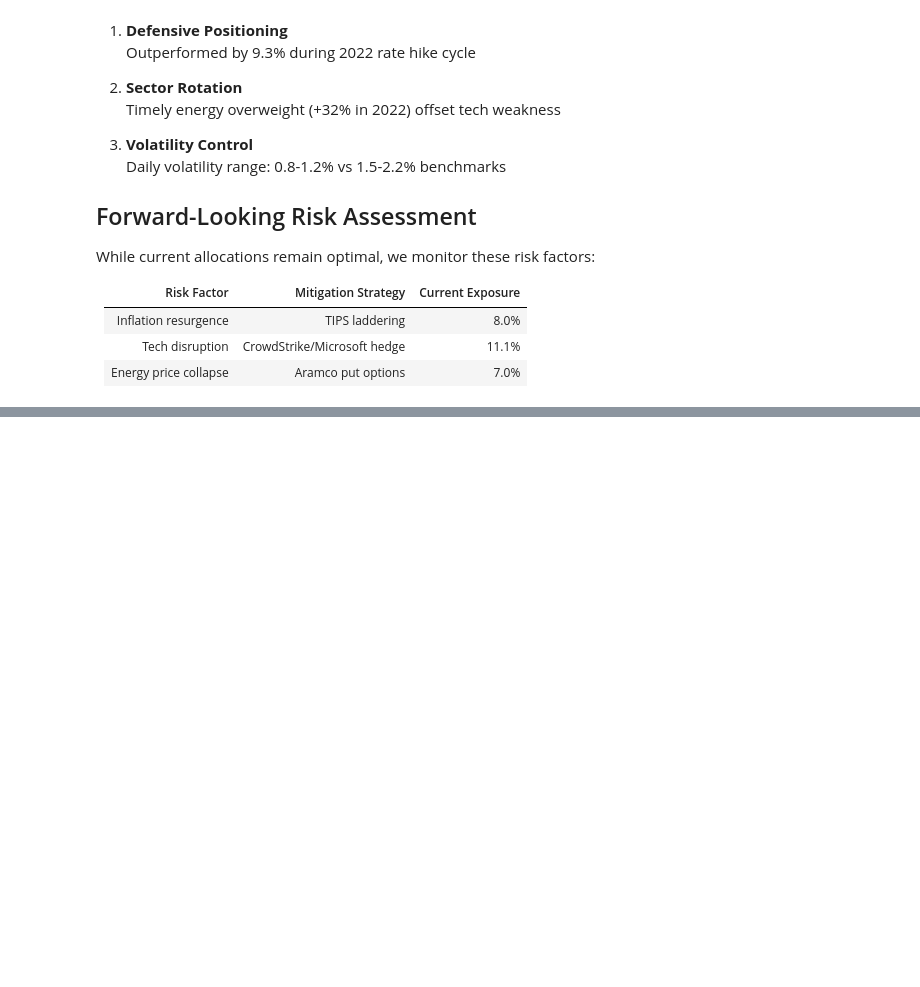
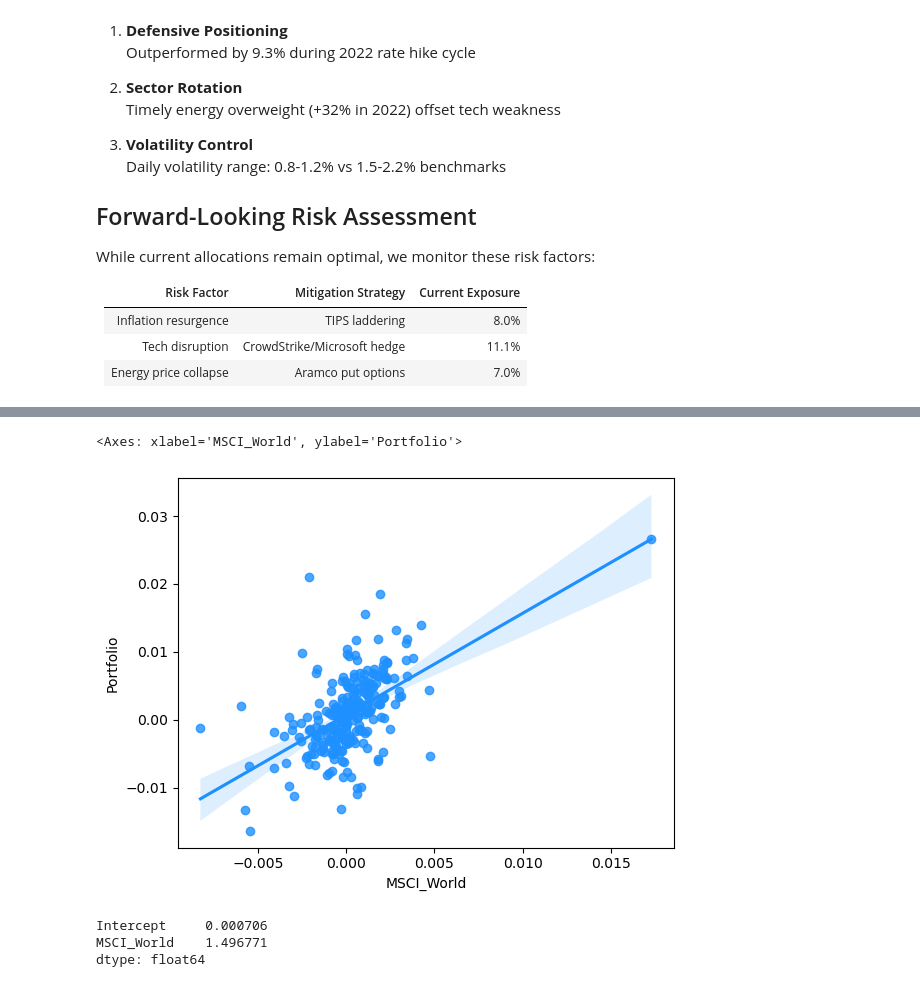
Before and after one commit to AntonioAmmirati/Portfolio-Optimization, a Jupyter notebook: Portfolio_opc.ipynb, the cells around one changed output, grey strips where cells are left out. Cells and saved outputs as stored; diff of their text form; code cells hidden in the pictures; blank space fills up the shorter version.

```diff
--- a/Portfolio_opc.ipynb
+++ b/Portfolio_opc.ipynb
@@ -732,0 +1012,28 @@ While current allocations remain optimal, we monitor these risk factors:
+# %%
+port_dfos2['weighted_return'] = port_dfos2.dot(opt_results2.x)
+start_date = port_dfos2.index.min()
+end_date = port_dfos2.index.max()
+
+bench_data = {
+    'MSCI World': 'URTH',  # ETF MSCI World
+    'S&P 500': 'SPY',    # ETF S&P 500
+    'NASDAQ 100': '^NDX'   # NASDAQ INDEX
+}
+bench_data = {}
+for name, ticker in benchmarks.items():
+    data = yf.download(ticker, start=start_date, end=end_date, progress=False)
+    # Calcolo i rendimenti giornalieri logaritmici o semplici
+    data['Return'] = np.log1p(data['Close']).pct_change()
+    bench_data[name] = data['Return']
+
+# Creo un DataFrame con tutti i rendimenti benchmark
+bench_df = pd.DataFrame(bench_data)
+
+# Allineo le date di bench_df a port_dfos2
+merged_df = pd.concat([port_dfos2['weighted_return'], bench_df], axis=1)
+
+# Tolgo eventuali NaN (es. per primi giorni senza ritorni o mismatch)
+merged_df = merged_df.dropna()
+
+
+print(merged_df.head())
@@ -732,0 +1053,3 @@ While current allocations remain optimal, we monitor these risk factors:
+# %%
+merged_df.info()
+merged_df.columns = ['Portfolio' , 'MSCI_World' , 'SP_500', 'NASDAQ_100']
@@ -732,0 +1068,12 @@ While current allocations remain optimal, we monitor these risk factors:
+# %%
+sns.regplot(data = merged_df , x =  'MSCI_World' , y =  'Portfolio', color = 'dodgerblue')
+# %% [output]
+<Axes: xlabel='MSCI_World', ylabel='Portfolio'>
+[figure, added]
+# %%
+model = smf.ols('Portfolio ~ MSCI_World' , data = merged_df).fit()
+model.params
+# %% [output]
+Intercept     0.000706
+MSCI_World    1.496771
+dtype: float64
```
Also changed, not shown: parts of 62 cells of this notebook.
